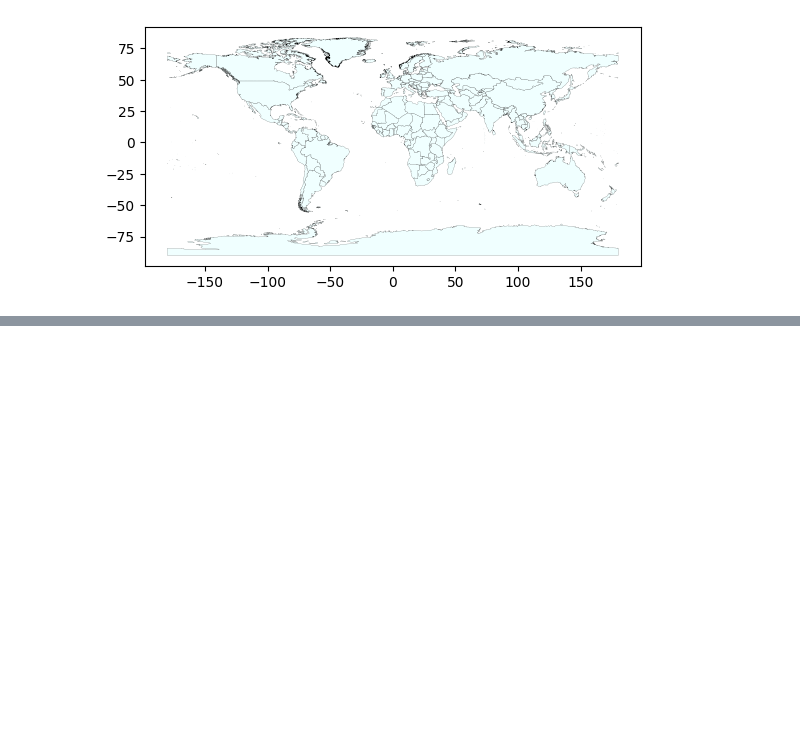
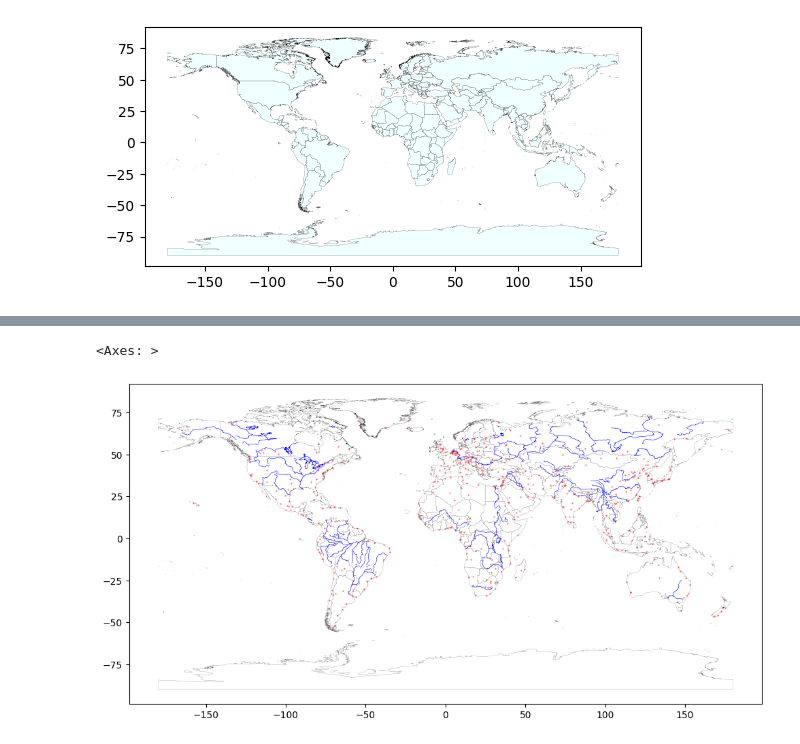
Before and after one commit to Ricardoabelhp/introgeodf, a Jupyter notebook: rhp_geopandas.ipynb, the cells around one changed output, grey strips where cells are left out. Cells and saved outputs as stored; diff of their text form; code cells hidden in the pictures; blank space fills up the shorter version.

```diff
--- a/rhp_geopandas.ipynb
+++ b/rhp_geopandas.ipynb
@@ -117,0 +221,14 @@ countries.plot(facecolor="azure",#color of polygon fill
+# %%
+# changing crs in cities and rivers to be the same as countries
+
+cities=cities.to_crs(countries.crs)
+rivers=rivers.to_crs(countries.crs)
+# %%
+base = countries.plot(facecolor="white", edgecolor='black', linewidth=0.1,figsize=(12,12))
+cities.plot(marker='.', color='red', markersize=1,alpha=0.7,
+            ax=base) # on top of..
+rivers.plot(edgecolor='blue', linewidth=0.4,
+            ax=base)
+# %% [output]
+<Axes: >
+[figure, added]
```
Also changed, not shown: parts of 12 cells of this notebook.
